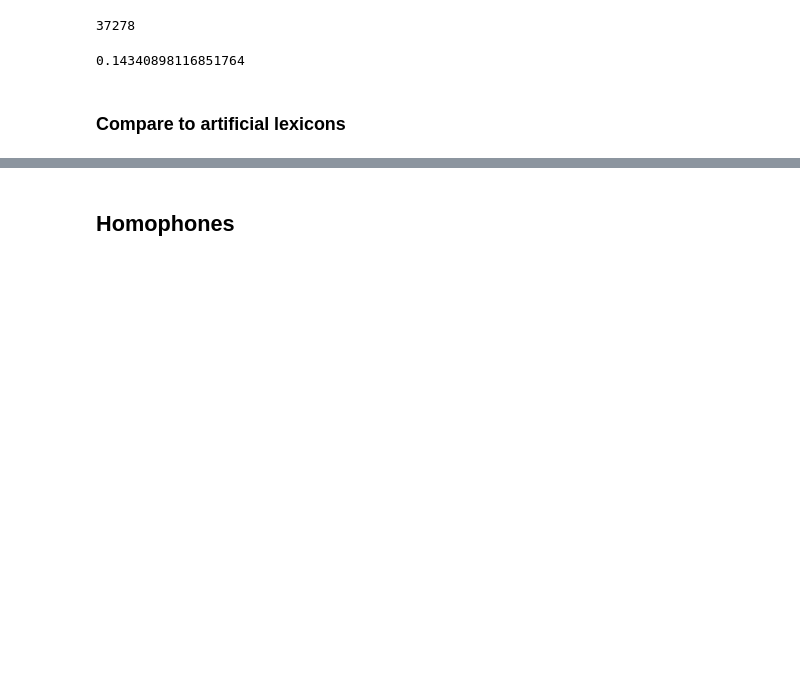
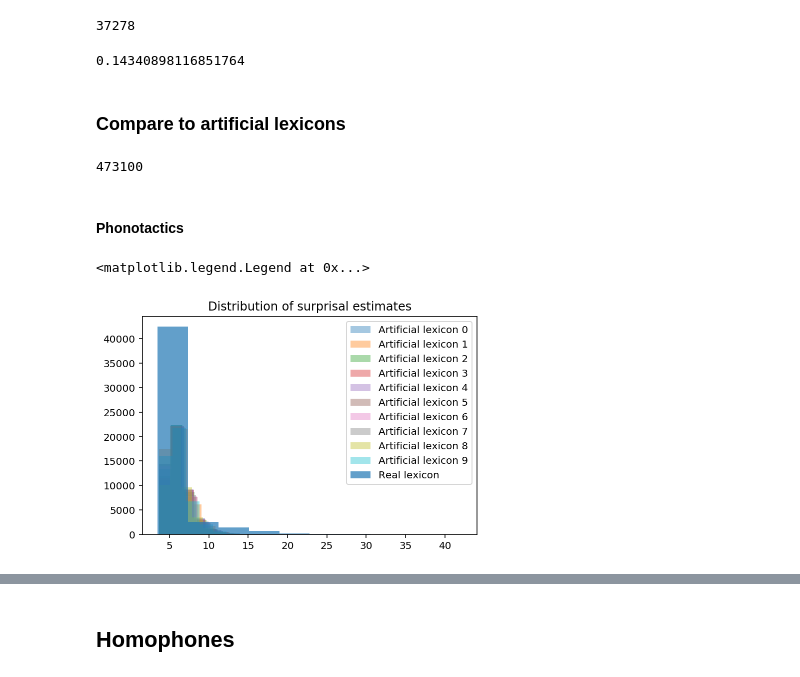
Before and after one commit to seantrott/homophone_simulations, a Jupyter notebook: using_null_lexicons.ipynb, the cells around one changed output, grey strips where cells are left out. Cells and saved outputs as stored; diff of their text form; code cells hidden in the pictures; blank space fills up the shorter version.

```diff
--- a/using_null_lexicons.ipynb
+++ b/using_null_lexicons.ipynb
@@ -733,0 +732,25 @@ REAL_FRENCH_PERCENTAGE
+# %%
+NUM_ARTIFICIAL = 10
+# %%
+df_french_artificial = pd.read_csv("data/processed/french/french_artificial_10_matched_on_sylls.csv")
+# %%
+len(df_french_artificial)
+# %% [output]
+473100
+# %%
+df_french_artificial['lexicon'] = df_french_artificial['lexicon'].apply(lambda x: str(x))
+# %% [markdown]
+#### Phonotactics
+# %%
+for i in range (NUM_ARTIFICIAL):
+
+    df_tmp = df_french_artificial[df_french_artificial['lexicon']==str(i)]
+    plt.hist(df_tmp['surprisal'], alpha = .4, label = "Artificial lexicon {x}".format(x=i))
+
+plt.hist(df_celex_og['surprisal'],
+         alpha = .7, label = "Real lexicon".format(x=i))
+plt.title("Distribution of surprisal estimates")
+plt.legend()
+# %% [output]
+<matplotlib.legend.Legend at 0x...>
+[figure, added]
```
Also changed, not shown: parts of 17 cells of this notebook, 4 other files.
